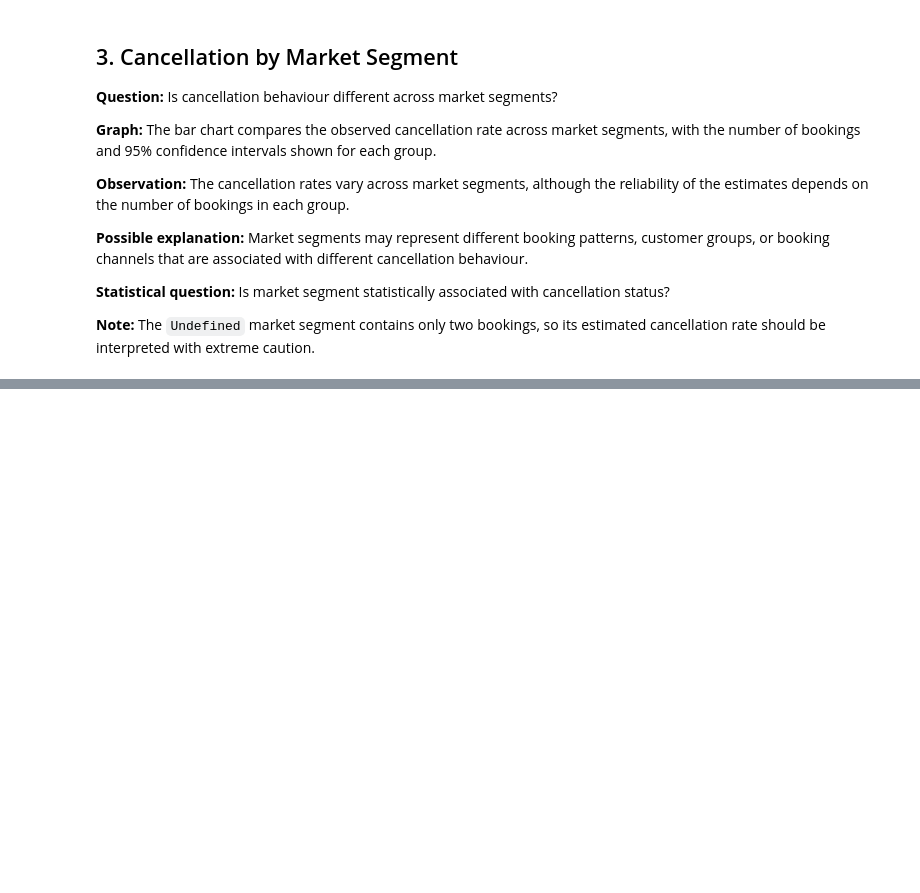
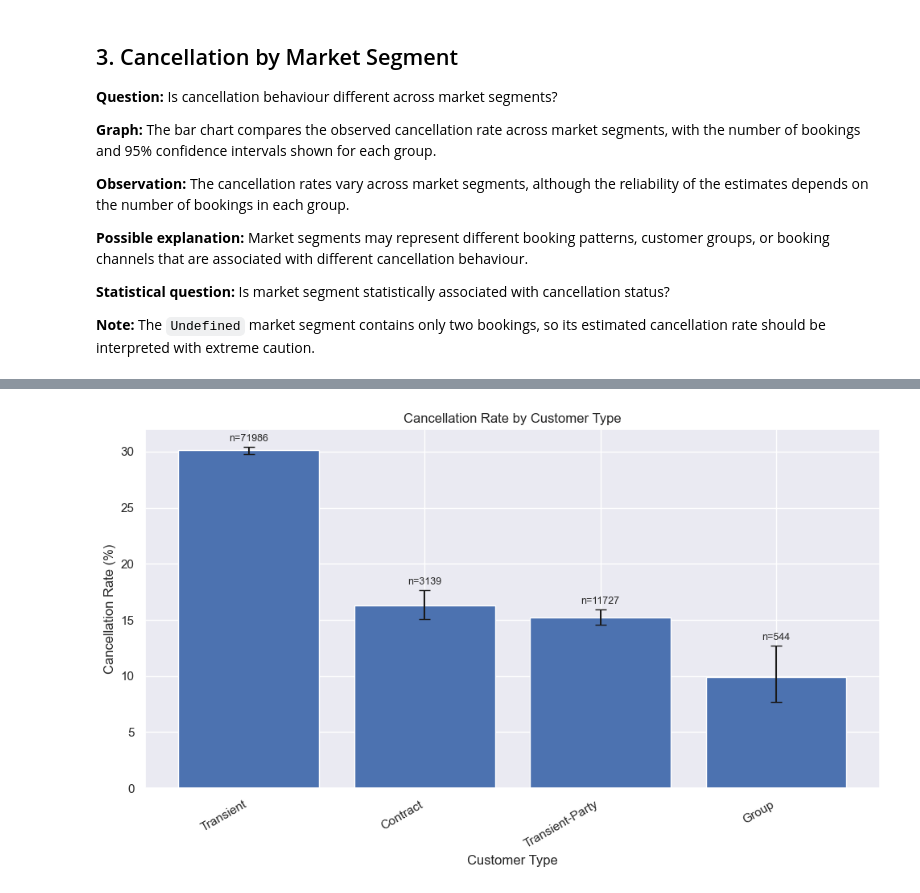
Before and after one commit to JahnaviSatish/BookingLens-Hotel-Booking-Behaviour, a Jupyter notebook: notebooks/02_eda_probability_new.ipynb, the cells around one changed output, grey strips where cells are left out. Cells and saved outputs as stored; diff of their text form; code cells hidden in the pictures; blank space fills up the shorter version.

```diff
--- a/notebooks/02_eda_probability_new.ipynb
+++ b/notebooks/02_eda_probability_new.ipynb
@@ -518,0 +924,7 @@ plt.close()
+# %%
+customer_type_summary = cancellation_rate_summary(
+    df,
+    "CustomerType"
+)
+
+customer_type_summary
@@ -518,0 +937,8 @@ plt.close()
+# %%
+customer_type_summary = (
+    customer_type_summary
+    .sort_values("rate_percent", ascending=False)
+    .reset_index(drop=True)
+)
+
+customer_type_summary
@@ -518,0 +951,56 @@ plt.close()
+# %%
+plt.figure(figsize=(10, 6))
+
+x = np.arange(len(customer_type_summary))
+
+rates = customer_type_summary["rate_percent"].values
+
+lower_error = (
+    customer_type_summary["rate_percent"]
+    - customer_type_summary["ci_low_percent"]
+).values
+
+upper_error = (
+    customer_type_summary["ci_high_percent"]
+    - customer_type_summary["rate_percent"]
+).values
+
+plt.bar(
+    x,
+    rates,
+    yerr=[lower_error, upper_error],
+    capsize=5
+)
+
+plt.xticks(
+    x,
+    customer_type_summary["CustomerType"],
+    rotation=30,
+    ha="right"
+)
+
+plt.ylabel("Cancellation Rate (%)")
+plt.xlabel("Customer Type")
+plt.title("Cancellation Rate by Customer Type")
+
+for i, row in customer_type_summary.iterrows():
+    plt.text(
+        i,
+        row["rate_percent"] + upper_error[i] + 0.5,
+        f"n={row['n']}",
+        ha="center",
+        fontsize=9
+    )
+
+plt.tight_layout()
+
+plt.savefig(
+    "../outputs/figures/p2_cancellation_rate_by_customer_type.png",
+    dpi=300,
+    bbox_inches="tight"
+)
+
+plt.show()
+plt.close()
+# %% [output]
+[figure, added]
```
Also changed, not shown: parts of 153 cells of this notebook, 17 other files.
